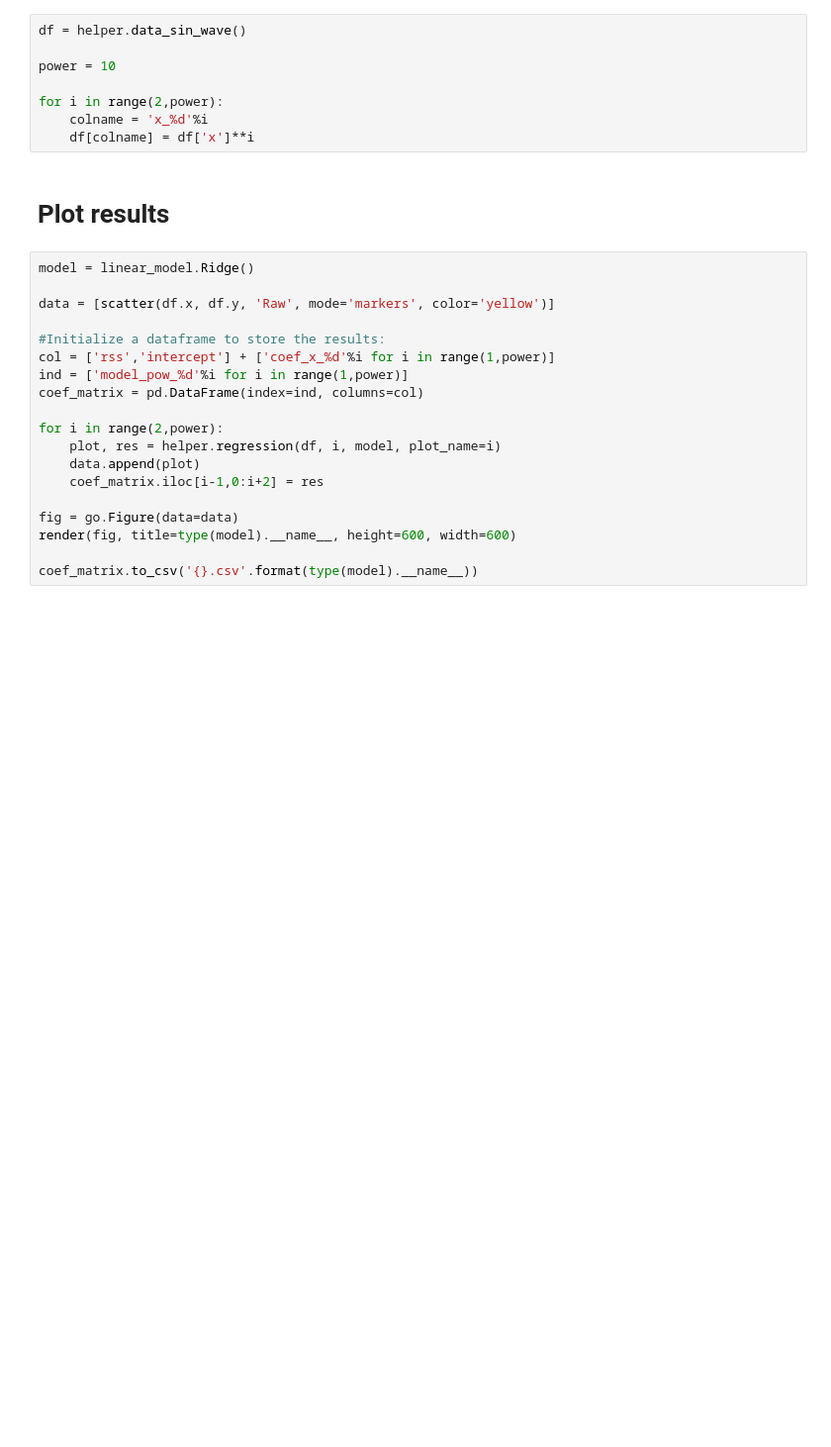
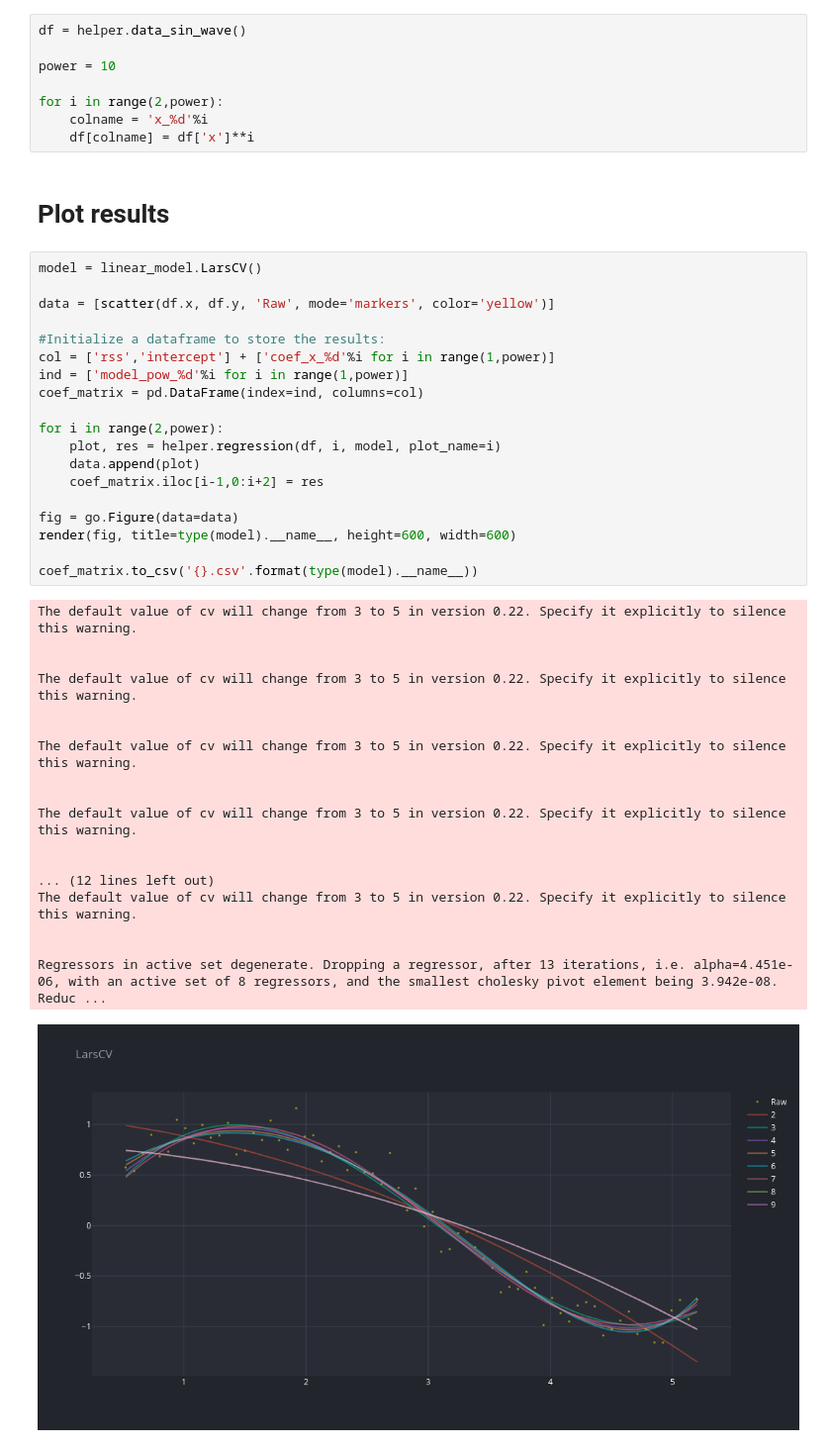
Before and after one commit to davijeb/erudition, a Jupyter notebook: learning/modules/sklearn/GeneralizedLinearModels/Ridge.ipynb, the cells around one changed output. Shown at 99% size. Saved outputs shown, nothing was run; the diff lists cells and outputs as text; blank space fills up the shorter version.

```diff
--- a/learning/modules/sklearn/GeneralizedLinearModels/Ridge.ipynb
+++ b/learning/modules/sklearn/GeneralizedLinearModels/Ridge.ipynb
@@ -48,21 +48,40 @@ for i in range(2,power):
 # %% [markdown]
 # Plot results
 # %%
-model = linear_model.Ridge()
+model = linear_model.LarsCV()
 
 data = [scatter(df.x, df.y, 'Raw', mode='markers', color='yellow')]
 
 #Initialize a dataframe to store the results:
 col = ['rss','intercept'] + ['coef_x_%d'%i for i in range(1,power)]
 ind = ['model_pow_%d'%i for i in range(1,power)]
 coef_matrix = pd.DataFrame(index=ind, columns=col)
 
 for i in range(2,power):
     plot, res = helper.regression(df, i, model, plot_name=i)
     data.append(plot)
     coef_matrix.iloc[i-1,0:i+2] = res
 
 fig = go.Figure(data=data)
 render(fig, title=type(model).__name__, height=600, width=600)
 
 coef_matrix.to_csv('{}.csv'.format(type(model).__name__))
+# %% [output]
+The default value of cv will change from 3 to 5 in version 0.22. Specify it explicitly to silence this warning.
+
+
+The default value of cv will change from 3 to 5 in version 0.22. Specify it explicitly to silence this warning.
+
+
+The default value of cv will change from 3 to 5 in version 0.22. Specify it explicitly to silence this warning.
+
+
+The default value of cv will change from 3 to 5 in version 0.22. Specify it explicitly to silence this warning.
+
+
+... (12 lines left out)
+The default value of cv will change from 3 to 5 in version 0.22. Specify it explicitly to silence this warning.
+
+
+Regressors in active set degenerate. Dropping a regressor, after 13 iterations, i.e. alpha=4.451e-06, with an active set of 8 regressors, and the smallest cholesky pivot element being 3.942e-08. Reduc ...
+[figure, added]
```
Also changed, not shown: parts of 1 cell of this notebook, 17 other files.
